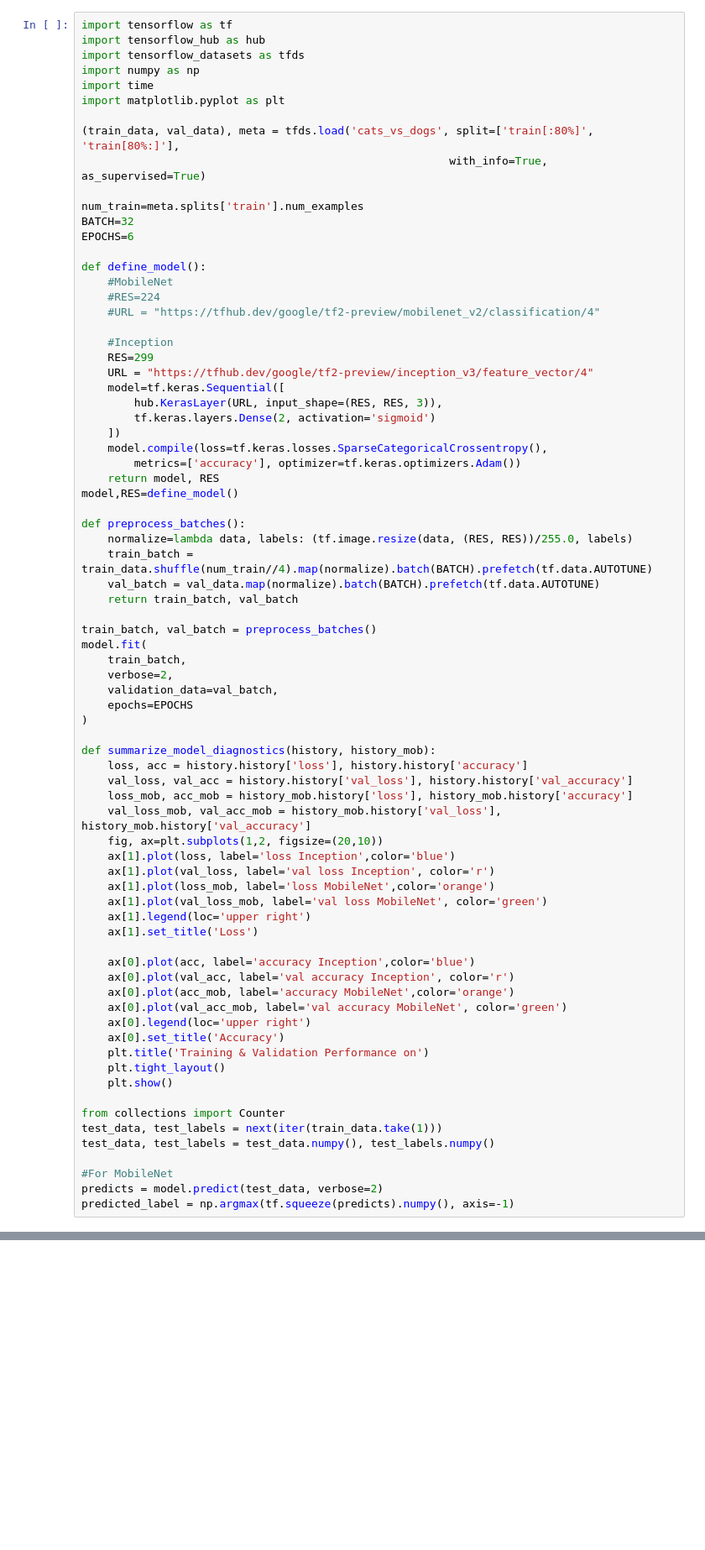
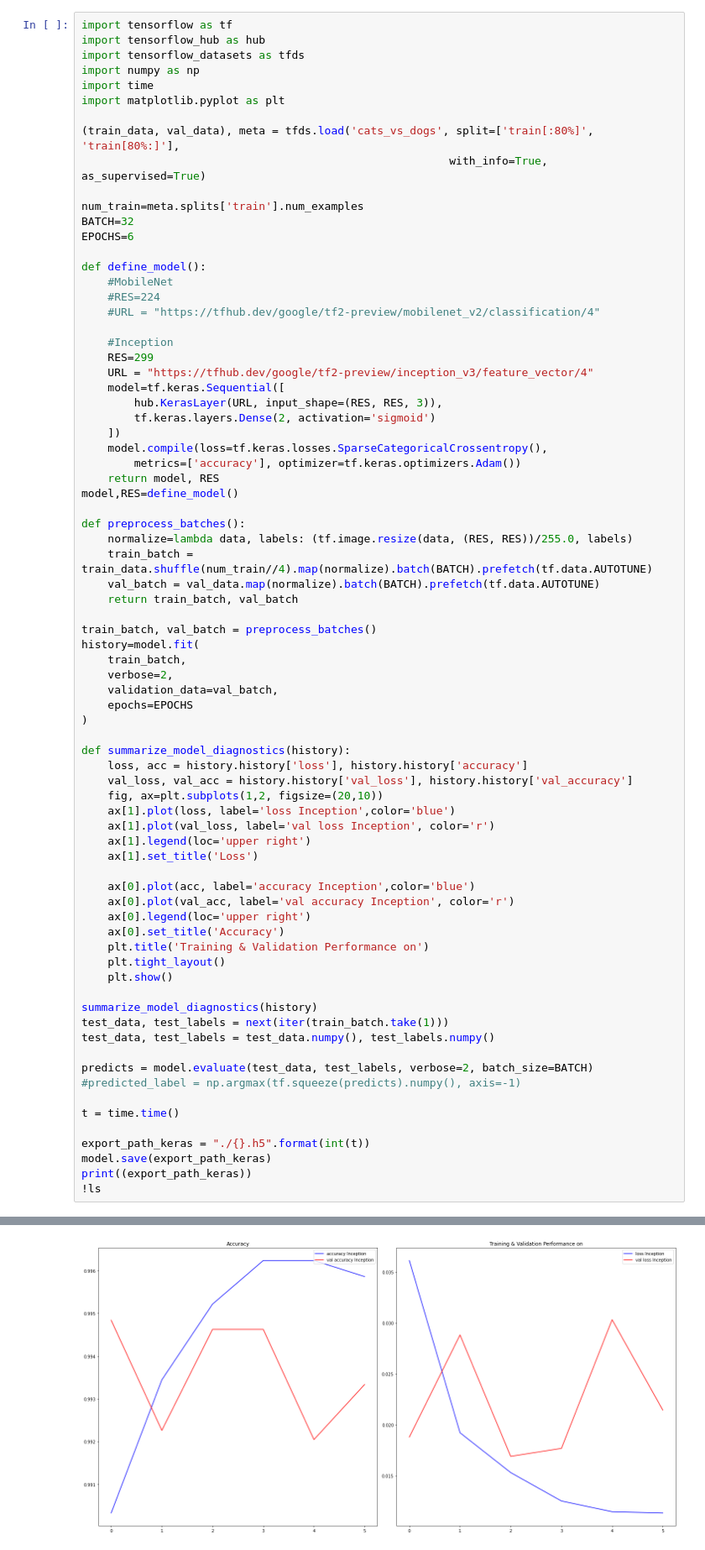
Before and after one commit to ClarkeD126/TF-Certification-Udacity-2022-Course, a Jupyter notebook: Dogs v Cats/Dogs v. Cats Saved Model.ipynb, the cells around one changed output, grey strips where cells are left out. Shown: that part at 84% size. Saved outputs shown, nothing was run; the diff lists cells and outputs as text; blank space fills up the shorter version.

Commit message:
"Finished save model lesson."

```diff
--- a/Dogs v Cats/Dogs v. Cats Saved Model.ipynb
+++ b/Dogs v Cats/Dogs v. Cats Saved Model.ipynb
@@ -37,41 +37,41 @@ def preprocess_batches():
     return train_batch, val_batch
 
 train_batch, val_batch = preprocess_batches()
-model.fit(
+history=model.fit(
     train_batch,
     verbose=2,
     validation_data=val_batch,
     epochs=EPOCHS
 )
 
-def summarize_model_diagnostics(history, history_mob):
+def summarize_model_diagnostics(history):
     loss, acc = history.history['loss'], history.history['accuracy']
     val_loss, val_acc = history.history['val_loss'], history.history['val_accuracy']
-    loss_mob, acc_mob = history_mob.history['loss'], history_mob.history['accuracy']
-    val_loss_mob, val_acc_mob = history_mob.history['val_loss'], history_mob.history['val_accuracy']
     fig, ax=plt.subplots(1,2, figsize=(20,10))
     ax[1].plot(loss, label='loss Inception',color='blue')
     ax[1].plot(val_loss, label='val loss Inception', color='r')
-    ax[1].plot(loss_mob, label='loss MobileNet',color='orange')
-    ax[1].plot(val_loss_mob, label='val loss MobileNet', color='green')
     ax[1].legend(loc='upper right')
     ax[1].set_title('Loss')
 
     ax[0].plot(acc, label='accuracy Inception',color='blue')
     ax[0].plot(val_acc, label='val accuracy Inception', color='r')
-    ax[0].plot(acc_mob, label='accuracy MobileNet',color='orange')
-    ax[0].plot(val_acc_mob, label='val accuracy MobileNet', color='green')
     ax[0].legend(loc='upper right')
     ax[0].set_title('Accuracy')
     plt.title('Training & Validation Performance on')
     plt.tight_layout()
     plt.show()
 
-from collections import Counter
-test_data, test_labels = next(iter(train_data.take(1)))
+summarize_model_diagnostics(history)
+test_data, test_labels = next(iter(train_batch.take(1)))
 test_data, test_labels = test_data.numpy(), test_labels.numpy()
 
-#For MobileNet
-predicts = model.predict(test_data, verbose=2)
-predicted_label = np.argmax(tf.squeeze(predicts).numpy(), axis=-1)
+predicts = model.evaluate(test_data, test_labels, verbose=2, batch_size=BATCH)
+#predicted_label = np.argmax(tf.squeeze(predicts).numpy(), axis=-1)
+
+t = time.time()
+
+export_path_keras = "./{}.h5".format(int(t))
+model.save(export_path_keras)
+print((export_path_keras))
+!ls
 # %% [output]
@@ -78,0 +90 @@ KeyboardInterrupt:
+[figure, added]
```
Also changed, not shown: parts of 4 cells of this notebook.
